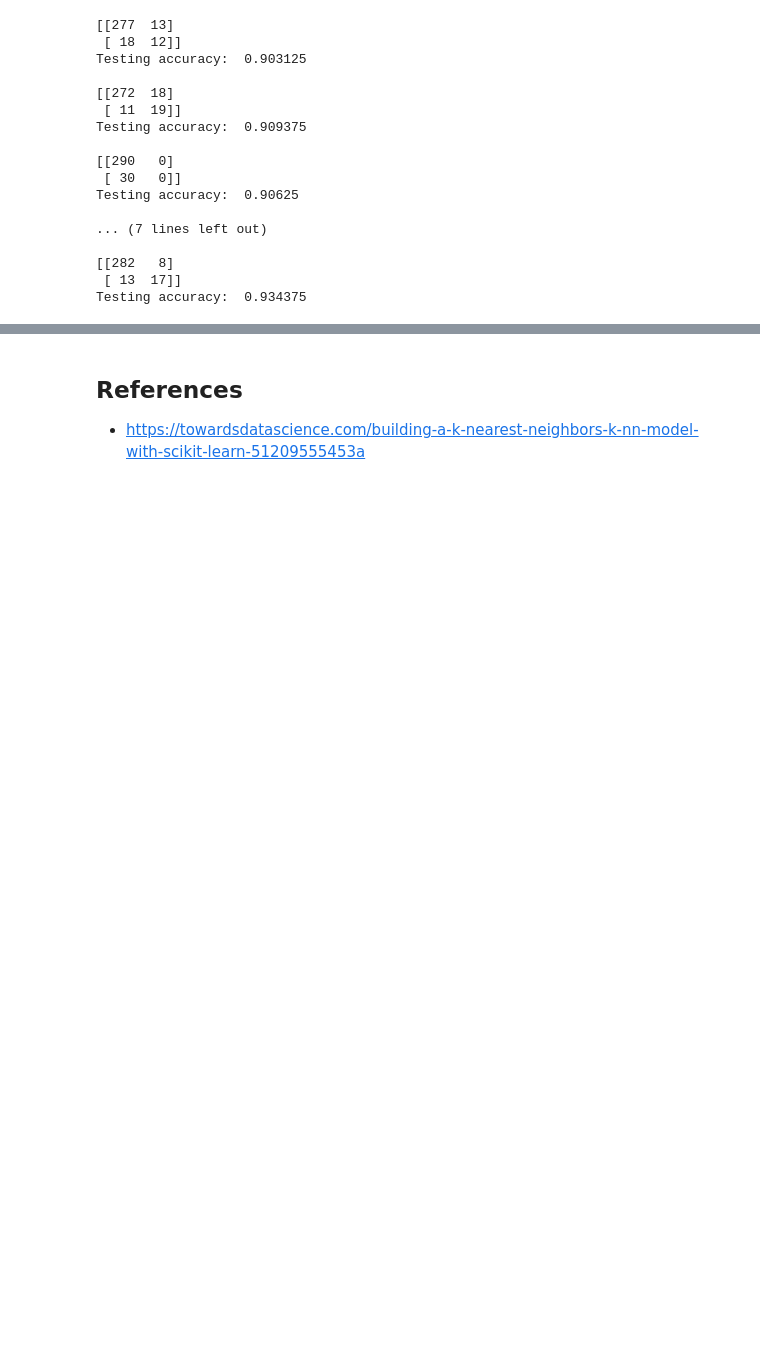
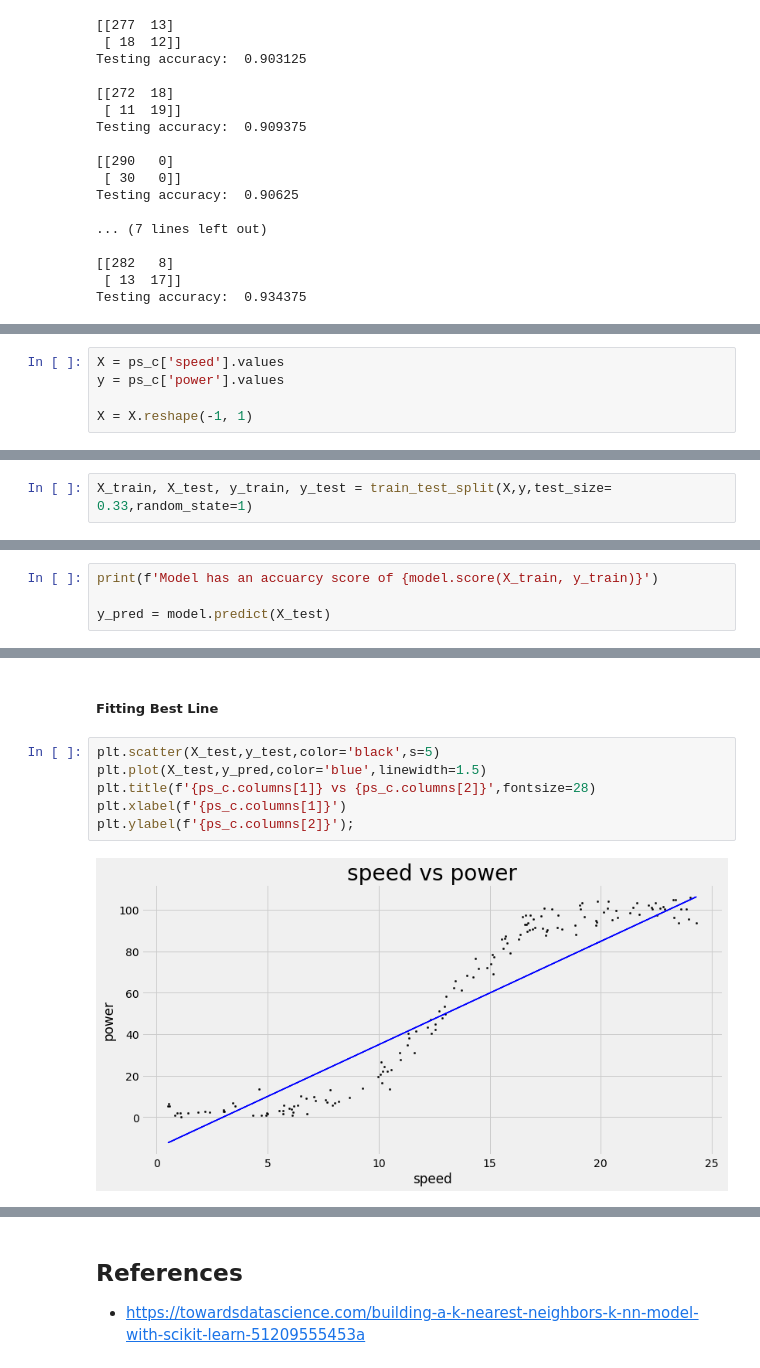
Before and after one commit to conor1982/ML_and_Stats_Assessment, a Jupyter notebook: scikit-learn.ipynb, the cells around one changed output, grey strips where cells are left out. Saved outputs shown, nothing was run; the diff lists cells and outputs as text; blank space fills up the shorter version.

```diff
--- a/scikit-learn.ipynb
+++ b/scikit-learn.ipynb
@@ -691,0 +850,5 @@ Testing accuracy:  0.934375
+# %%
+X = ps_c['speed'].values
+y = ps_c['power'].values
+
+X = X.reshape(-1, 1)
@@ -691,0 +859,2 @@ Testing accuracy:  0.934375
+# %%
+X_train, X_test, y_train, y_test = train_test_split(X,y,test_size= 0.33,random_state=1)
@@ -691,0 +879,4 @@ Testing accuracy:  0.934375
+# %%
+print(f'Model has an accuarcy score of {model.score(X_train, y_train)}')
+
+y_pred = model.predict(X_test)
@@ -691,0 +906,10 @@ Testing accuracy:  0.934375
+# %% [markdown]
+##### Fitting Best Line
+# %%
+plt.scatter(X_test,y_test,color='black',s=5)
+plt.plot(X_test,y_pred,color='blue',linewidth=1.5)
+plt.title(f'{ps_c.columns[1]} vs {ps_c.columns[2]}',fontsize=28)
+plt.xlabel(f'{ps_c.columns[1]}')
+plt.ylabel(f'{ps_c.columns[2]}');
+# %% [output]
+[figure, added]
```
Also changed, not shown: parts of 52 cells of this notebook, 6 other files.
